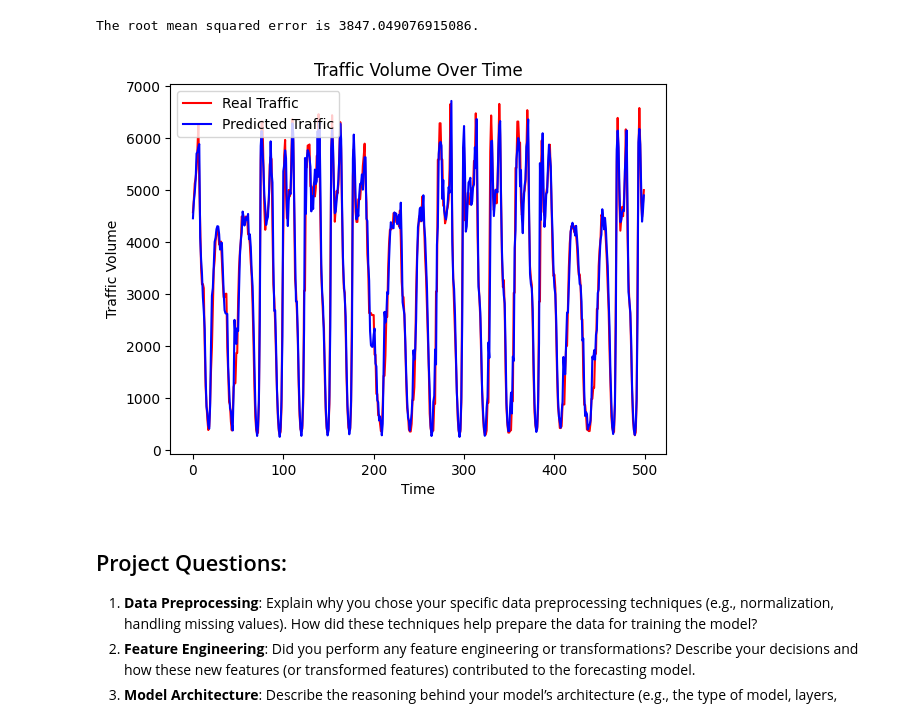
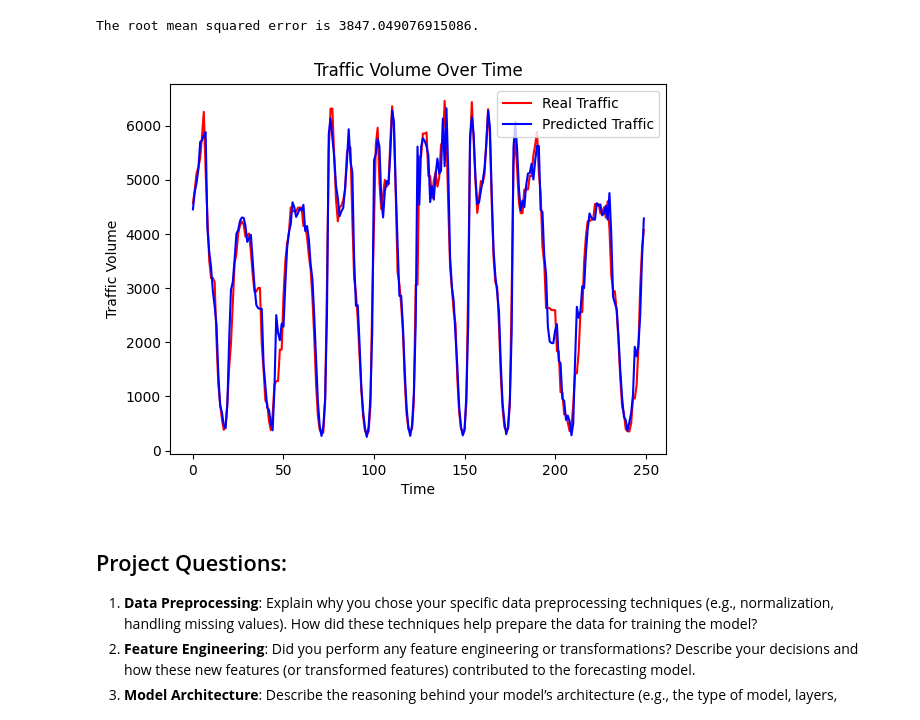
Before and after one commit to AbdullahHafiz30/Tuwaiq_Academy_T5_Week6, a Jupyter notebook: 5- Weekly Project/Time_Series_Forecasting_Practical_Evaluation.ipynb, the cells around one changed output. Saved outputs shown, nothing was run; the diff lists cells and outputs as text; code cells hidden in the pictures.

```diff
--- a/5- Weekly Project/Time_Series_Forecasting_Practical_Evaluation.ipynb
+++ b/5- Weekly Project/Time_Series_Forecasting_Practical_Evaluation.ipynb
@@ -929,9 +929,9 @@ The root mean squared error is 3847.049076915086.
 # %%
 test_data = scaler.inverse_transform(test_data)
 # %%
-plot_pred(test_data[2000:2500], pred_price[2000:2500])
+plot_pred(test_data[2000:2250], pred_price[2000:2250])
 # %% [output]
-[figure, old version]
+[figure, new version]
 # %% [markdown]
 ## Project Questions:
 
```
